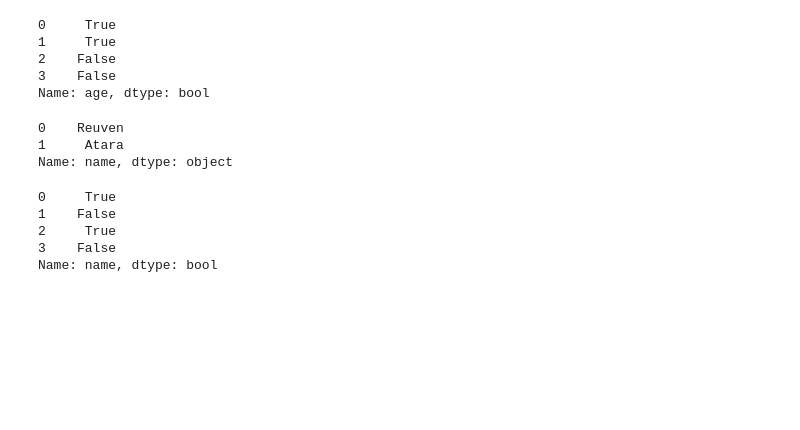
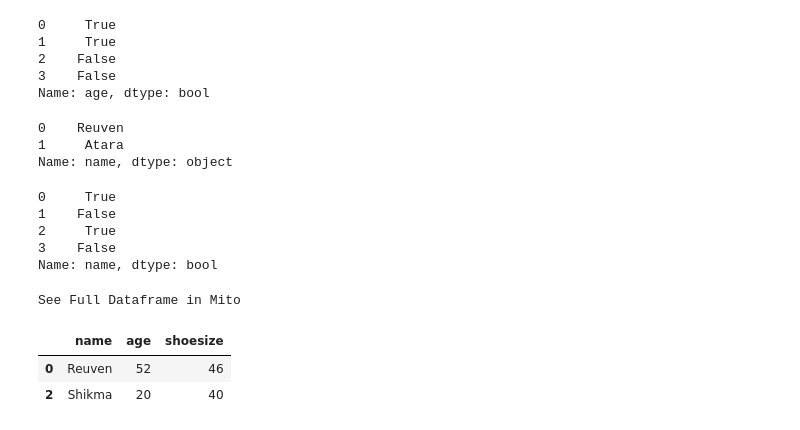
Before and after one commit to reuven/oreilly-2023-05May-data, a Jupyter notebook: data-2023-05May-16.ipynb, the cells around one changed output. Cells and saved outputs as stored; diff of their text form; code cells hidden in the pictures; blank space fills up the shorter version.

```diff
--- a/data-2023-05May-16.ipynb
+++ b/data-2023-05May-16.ipynb
@@ -1816,0 +1815,9 @@ df.loc
+# %%
+df.loc[
+    df['name'] > 'M'   # row selector
+]
+# %% [output]
+See Full Dataframe in Mito
+|  | name | age | shoesize |
+| 0 | Reuven | 52 | 46 |
+| 2 | Shikma | 20 | 40 |
```
Also changed, not shown: parts of 2 cells of this notebook.
